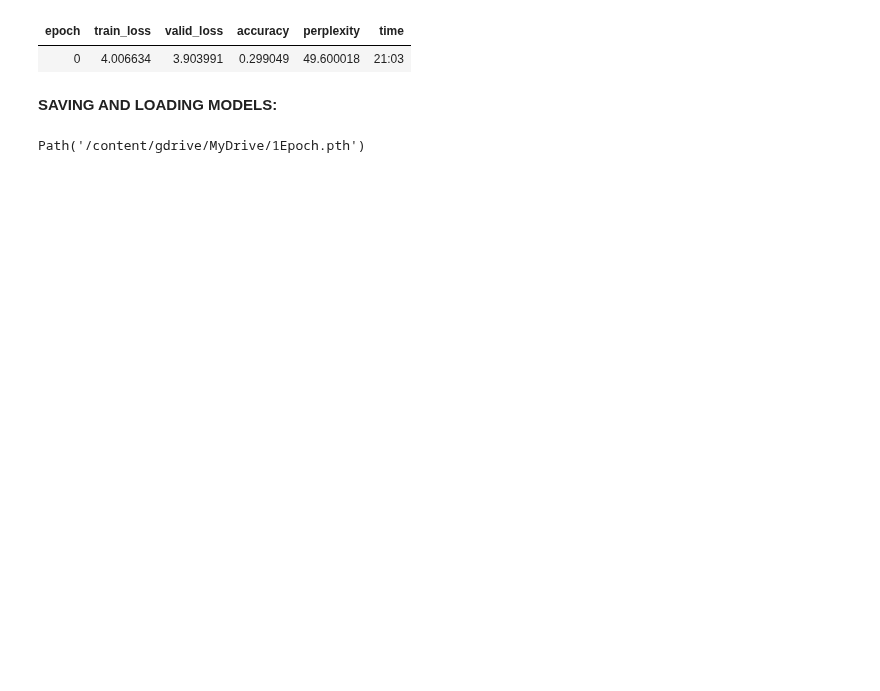
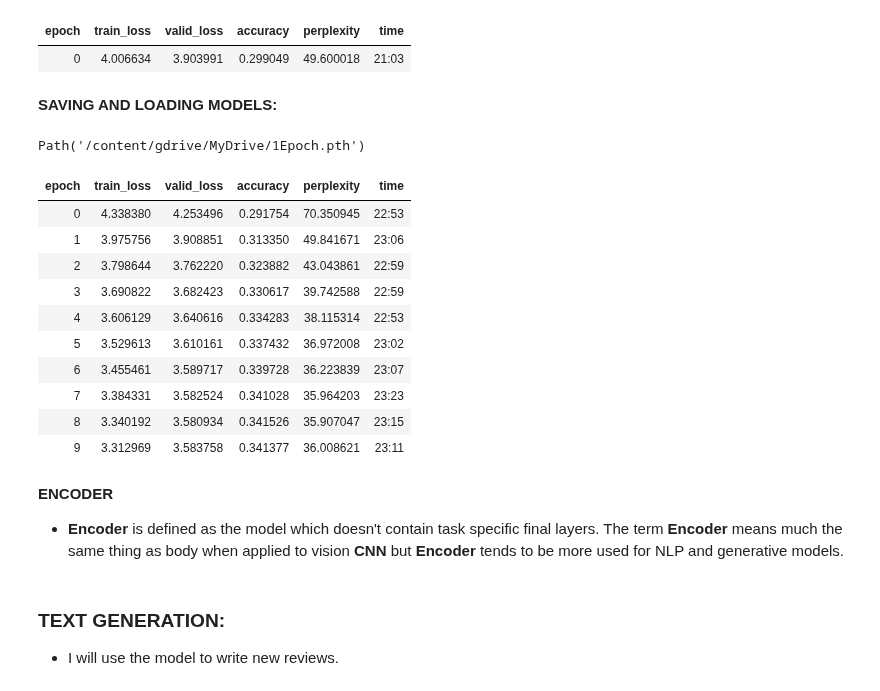
Before and after one commit to ThinamXx/Fastai, a Jupyter notebook: 9. Natural Language Processing/NLP.ipynb, the cells around one changed output. Cells and saved outputs as stored; diff of their text form; code cells hidden in the pictures; blank space fills up the shorter version.

```diff
--- a/9. Natural Language Processing/NLP.ipynb
+++ b/9. Natural Language Processing/NLP.ipynb
@@ -197,3 +197,22 @@ Path('/content/gdrive/MyDrive/1Epoch.pth')
 # %%
 #@ LOADING MODELS:
 learn = learn.load("/content/gdrive/MyDrive/1Epoch")          # Loading the Model.
+# %%
+#@ FINETUNING THE LANGUAGE MODEL:
+learn.unfreeze()                                              # Unfreezing the Layers.
+learn.fit_one_cycle(10, 2e-3)                                 # Training the Model.
+# %% [output]
+| epoch | train_loss | valid_loss | accuracy | perplexity | time |
+| 0 | 4.338380 | 4.253496 | 0.291754 | 70.350945 | 22:53 |
+| 1 | 3.975756 | 3.908851 | 0.313350 | 49.841671 | 23:06 |
+| 2 | 3.798644 | 3.762220 | 0.323882 | 43.043861 | 22:59 |
+| 3 | 3.690822 | 3.682423 | 0.330617 | 39.742588 | 22:59 |
+| 4 | 3.606129 | 3.640616 | 0.334283 | 38.115314 | 22:53 |
+| 5 | 3.529613 | 3.610161 | 0.337432 | 36.972008 | 23:02 |
+| 6 | 3.455461 | 3.589717 | 0.339728 | 36.223839 | 23:07 |
+| 7 | 3.384331 | 3.582524 | 0.341028 | 35.964203 | 23:23 |
+| 8 | 3.340192 | 3.580934 | 0.341526 | 35.907047 | 23:15 |
+| 9 | 3.312969 | 3.583758 | 0.341377 | 36.008621 | 23:11 |
+# %% [markdown]
+**ENCODER**
+- **Encoder** is defined as the model which doesn't contain task specific final layers. The term **Encoder** means much the same thing as body when applied to vision **CNN** but **Encoder** tends to be more used for NLP and generative models.
@@ -199,0 +222,3 @@ learn = learn.load("/content/gdrive/MyDrive/1Epoch")          # Loading the Mode
+# %% [markdown]
+### **TEXT GENERATION:**
+- I will use the model to write new reviews.
```
Also changed, not shown: parts of 23 cells of this notebook.
